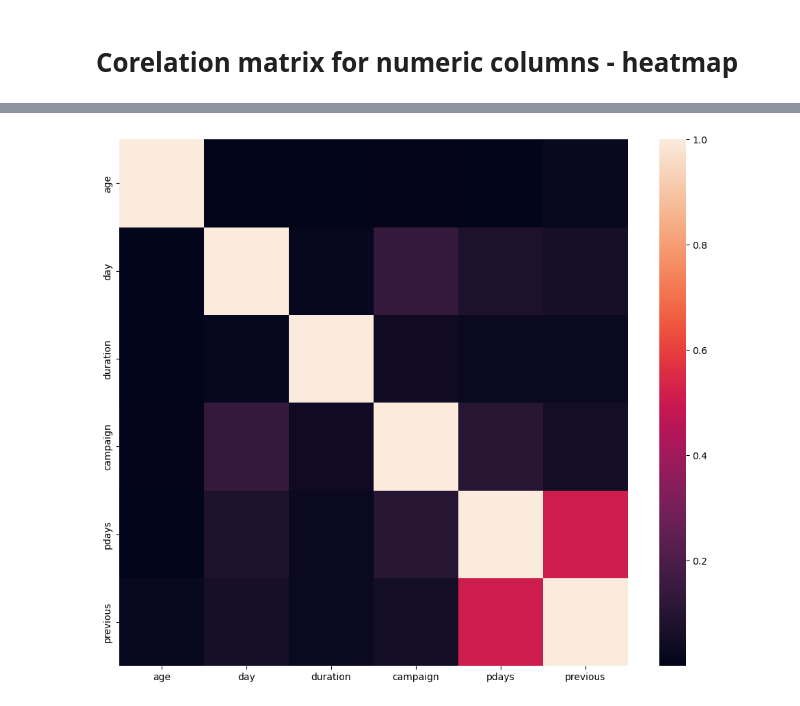
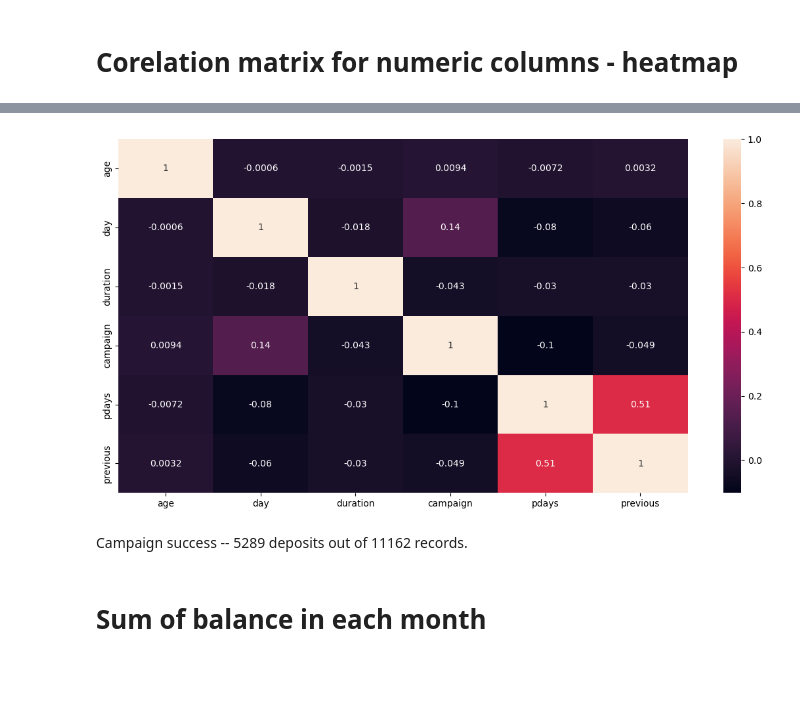
Before and after one commit to vaishaliM01/MSDS670_Week5, a Jupyter notebook: Vaishali_BankingData_Matplotlib.ipynb, the cells around one changed output, grey strips where cells are left out. Saved outputs shown, nothing was run; the diff lists cells and outputs as text; code cells hidden in the pictures; blank space fills up the shorter version.

```diff
--- a/Vaishali_BankingData_Matplotlib.ipynb
+++ b/Vaishali_BankingData_Matplotlib.ipynb
@@ -94,0 +95,3 @@ df
+# %%
+df = df[df['balance'] >0]
+df
@@ -163,5 +208,5 @@ df_new = df
 # %%
 # dropping categorical columns
 
-drop_col = ['balance','education','job','marital','housing','loan','contact']
+drop_col = ['balance','education','job','marital','housing','loan','contact','deposit','default','month','poutcome']
 df_new.drop(drop_col, axis=1, inplace=True)
@@ -189,6 +260,11 @@ df_new.drop(drop_col, axis=1, inplace=True)
 # %%
-plt.figure(figsize = (12,10))
-sns.heatmap(df_new.corr().abs())    # To see the correlations
+plt.figure(figsize = (14,7))
+cor = df_new.corr()
+sns.heatmap(cor,annot = True)    # To see the correlations
 plt.show()
 # %% [output]
-[figure, old version]
+[figure, new version]
+# %% [markdown]
+Campaign success -- 5289 deposits out of 11162 records.
+# %% [markdown]
+# Sum of balance in each month
```
Also changed, not shown: parts of 31 cells of this notebook.
